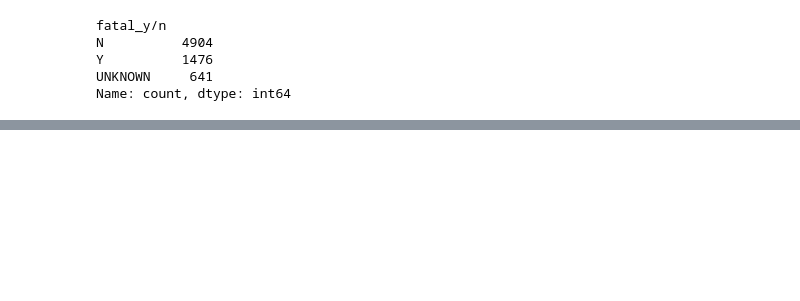
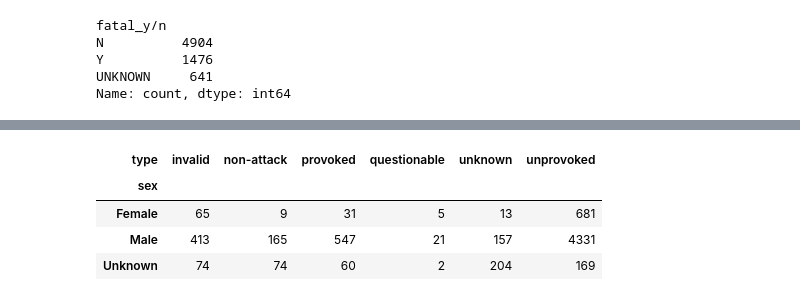
Before and after one commit to ignaciosabatell/Project-Shark-Attacks, a Jupyter notebook: Sharks_Attacks.ipynb, the cells around one changed output, grey strips where cells are left out. Cells and saved outputs as stored; diff of their text form; code cells hidden in the pictures; blank space fills up the shorter version.

```diff
--- a/Sharks_Attacks.ipynb
+++ b/Sharks_Attacks.ipynb
@@ -388,0 +406,10 @@ df.head(30)
+# %%
+df_sexo = df.groupby(['sex', 'type']).size().unstack(fill_value=0)
+# %%
+df_sexo  # relación entre sexo y tipo de ataque
+# %% [output]
+| type | invalid | non-attack | provoked | questionable | unknown | unprovoked |
+| sex |  |  |  |  |  |  |
+| Female | 65 | 9 | 31 | 5 | 13 | 681 |
+| Male | 413 | 165 | 547 | 21 | 157 | 4331 |
+| Unknown | 74 | 74 | 60 | 2 | 204 | 169 |
```
Also changed, not shown: parts of 11 cells of this notebook.
